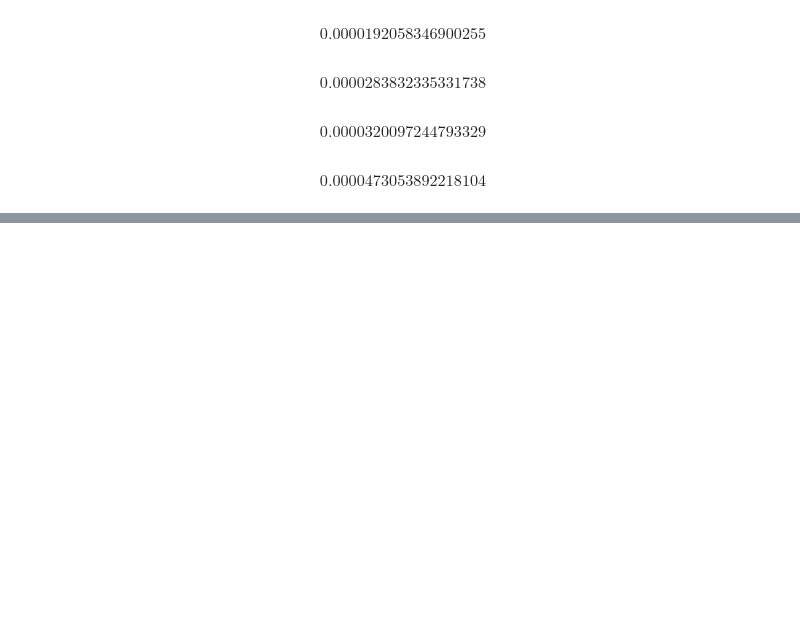
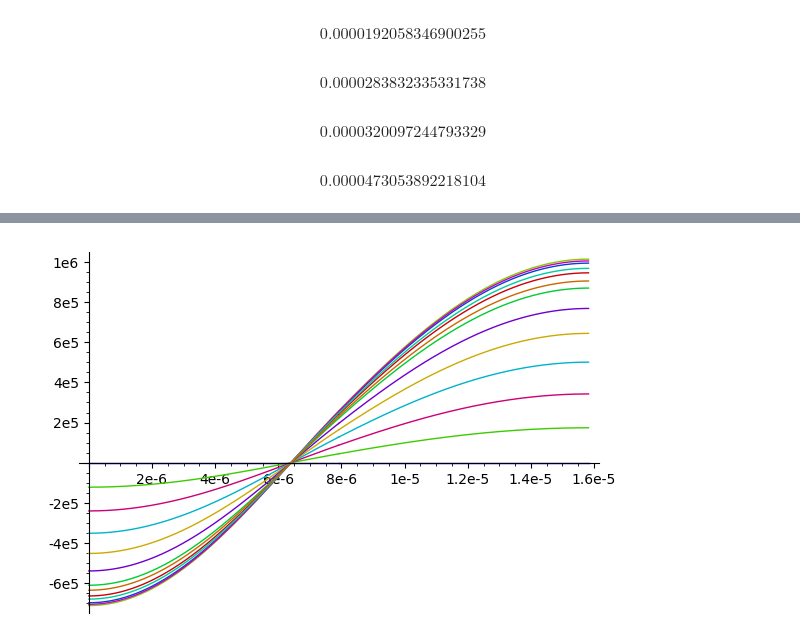
Before and after one commit to daju1/test, a Jupyter notebook: cylinder_two_level_dielectric.ipynb, the cells around one changed output, grey strips where cells are left out. Drawn from its saved outputs; the diff is of its cells as text; code cells hidden in the pictures; blank space fills up the shorter version.

```diff
--- a/cylinder_two_level_dielectric.ipynb
+++ b/cylinder_two_level_dielectric.ipynb
@@ -638,14 +740,14 @@ h_sol
 # %%
 E_rho_sol = []
 for i in range(n_layers):
-    E_rho_sol += [lambda rh,ph,z,  i=i: E_rho[i](rh,ph,z).subs(digit_values).subs(h == h_sol).subs(omega_value).subs(kappa == kappa_d1).subs(c_value).subs(k_values_d).subs(A[0] == 1).subs (digit_values)]
+    E_rho_sol += [lambda rh,ph,z,  i=i: E_rho_s[i](rh,ph,z).subs(digit_values).subs(h == h_sol).subs(omega_value).subs(kappa == kappa_d1).subs(c_value).subs(k_values_d).subs(B_z[0] == 1).subs (digit_values)]
 # %%
 E_z_sol = []
 for i in range(n_layers):
-    E_z_sol += [lambda rh,ph,z,  i=i: E_zz[i](rh,ph,z).subs(digit_values).subs(h == h_sol).subs(omega_value).subs(kappa == kappa_d1).subs(c_value).subs(k_values_d).subs(A[0] == 1).subs (digit_values)]
+    E_z_sol += [lambda rh,ph,z,  i=i: E_zz_s[i](rh,ph,z).subs(digit_values).subs(h == h_sol).subs(omega_value).subs(kappa == kappa_d1).subs(c_value).subs(k_values_d).subs(B_z[0] == 1).subs (digit_values)]
 # %%
 H_phi_sol = []
 for i in range(n_layers):
-    H_phi_sol += [lambda rh,ph,z,  i=i: H_phi[i](rh,ph,z).subs(digit_values).subs(h == h_sol).subs(omega_value).subs(kappa == kappa_d1).subs(c_value).subs(k_values_d).subs(A[0] == 1).subs (digit_values)]
+    H_phi_sol += [lambda rh,ph,z,  i=i: H_phi_s[i](rh,ph,z).subs(digit_values).subs(h == h_sol).subs(omega_value).subs(kappa == kappa_d1).subs(c_value).subs(k_values_d).subs(B_z[0] == 1).subs (digit_values)]
 # %%
 [E_rho_sol [1](rho,ph,z) for rho in [0..12]]
@@ -652,8 +768,11 @@ for i in range(n_layers):
 # %%
 p = sage.plot.graphics.Graphics()
 
-for i in range(n_layers):    p += plot ([E_rho_sol[i](rh,ph,z).subs(rh == rho) for rho in [0..12]],(z, i* h_sol, (i+1)*h_sol))
+for i in range(n_layers):
+    p += plot ([E_rho_sol[i](rh,ph,z).subs(rh == rho) for rho in [0..12]],(z, i*h_sol, (i+1)*h_sol))
 p.show ()
+# %% [output]
+[figure, added]
 # %%
 p = sage.plot.graphics.Graphics()
 
```
Also changed, not shown: parts of 45 cells of this notebook.
